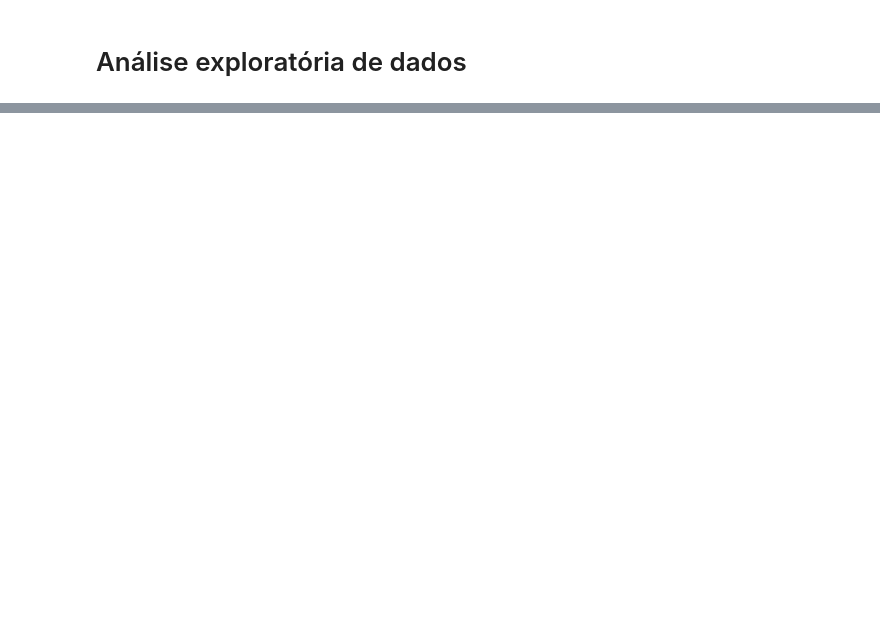
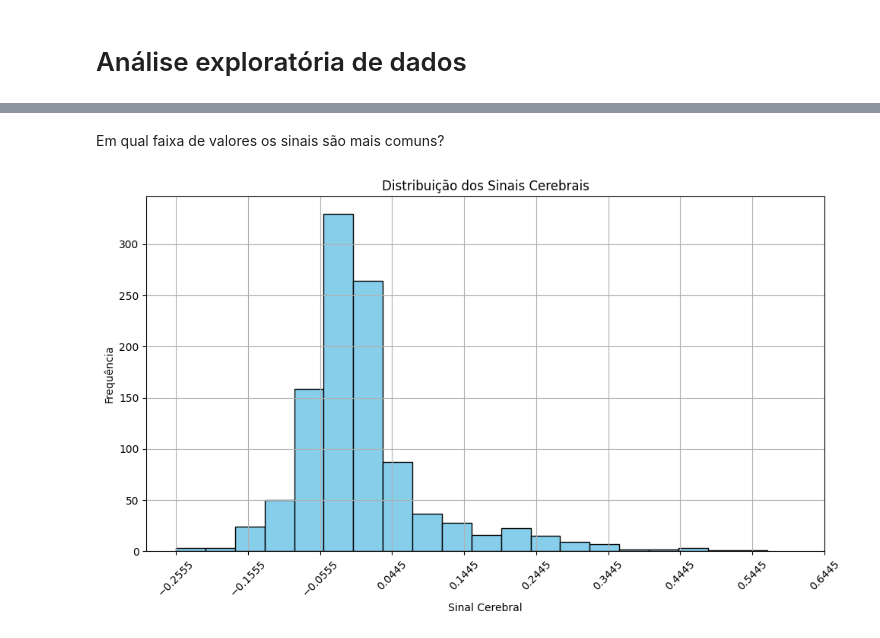
Before and after one commit to Emmanuel-Sampaio/Atlantico-bootcamp-cdd, a Jupyter notebook: notebooks/01-exploratory_data_analysis.ipynb, the cells around one changed output, grey strips where cells are left out. Saved outputs shown, nothing was run; the diff lists cells and outputs as text; code cells hidden in the pictures; blank space fills up the shorter version.

```diff
--- a/notebooks/01-exploratory_data_analysis.ipynb
+++ b/notebooks/01-exploratory_data_analysis.ipynb
@@ -347,0 +117,17 @@ Não são tiradas conclusões a respeito dos dados e/ou visualizações. Para ta
+# %% [markdown]
+Em qual faixa de valores os sinais são mais comuns?
+# %%
+
+valores_ticks = np.arange(Fmri['signal'].min(), Fmri['signal'].max() + 0.1, 0.1)
+
+plt.figure(figsize=(10, 6))
+plt.hist(Fmri['signal'], bins=20, color='skyblue', edgecolor='black')
+plt.grid(True)
+plt.xlabel("Sinal Cerebral")
+plt.ylabel("Frequência")
+plt.title("Distribuição dos Sinais Cerebrais")
+plt.xticks(valores_ticks, rotation=45)
+plt.tight_layout()  # Ajustar o layout para evitar sobreposição
+plt.show()
+# %% [output]
+[figure, added]
```
Also changed, not shown: parts of 48 cells of this notebook, 1 other file.
